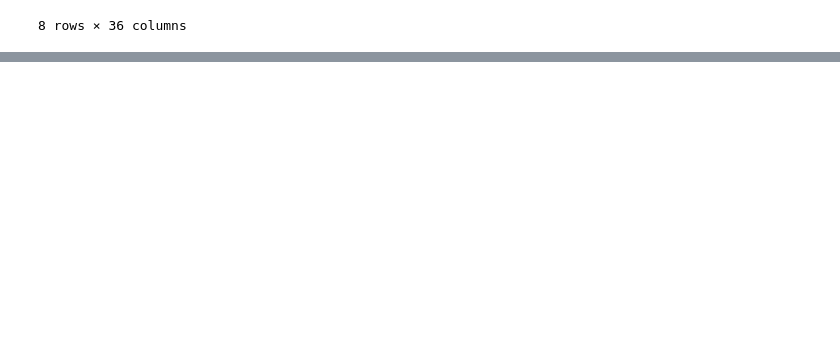
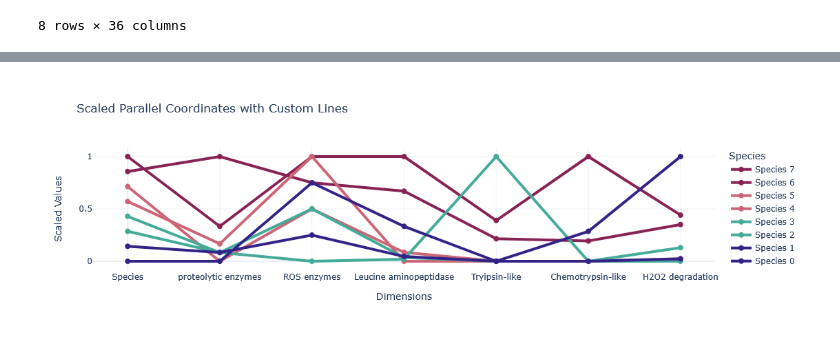
Before and after one commit to wosnat/recycle_model, a Jupyter notebook: genomic_traits/10cc merge with experiments.ipynb, the cells around one changed output, grey strips where cells are left out. Drawn from its saved outputs; the diff is of its cells as text; code cells hidden in the pictures; blank space fills up the shorter version.

```diff
--- a/genomic_traits/10cc merge with experiments.ipynb
+++ b/genomic_traits/10cc merge with experiments.ipynb
@@ -692,0 +386,40 @@ horder_tmp
+# %%
+from sklearn.preprocessing import MinMaxScaler
+
+scaler = MinMaxScaler()
+df_scaled = dfshow.copy()
+df_scaled[cols] = scaler.fit_transform(dfshow[cols])
+# %%
+x_ticks = list(range(len(exocols)))  # x-axis positions
+
+fig = go.Figure()
+
+for i, row in df_scaled.iterrows():
+    y_vals = [row[col] for col in exocols]
+    fig.add_trace(go.Scatter(
+        x=x_ticks,
+        y=y_vals,
+        mode='lines+markers',
+        line=dict(color=dfshow['color'][i], width=4),  # use original color
+        marker=dict(color=dfshow['color'][i], size=8, symbol='circle'),
+        name=f"Species {dfshow['species_id'][i]}",
+        hovertext=[f"{col}: {dfshow[col][i]:.2f}" for col in cols],  # original values!
+        hoverinfo="text"
+    ))
+
+fig.update_layout(
+    xaxis=dict(
+        tickmode='array',
+        tickvals=x_ticks,
+        ticktext=cols_labels,
+        title="Dimensions"
+    ),
+    yaxis=dict(title="Scaled Values"),
+    title="Scaled Parallel Coordinates with Custom Lines",
+    template="plotly_white",
+    legend_title="Species"
+)
+
+fig.show()
+# %% [output]
+[figure, added]
```
Also changed, not shown: parts of 71 cells of this notebook, 2 other files.
